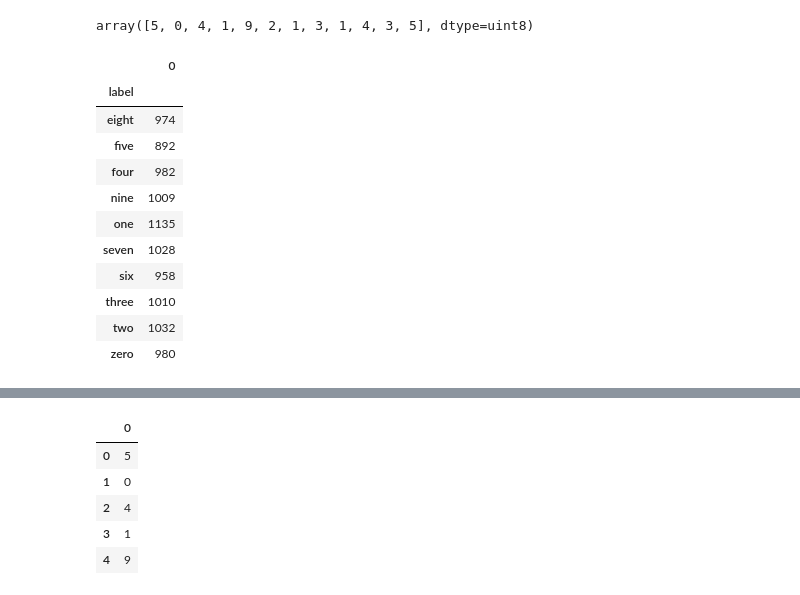
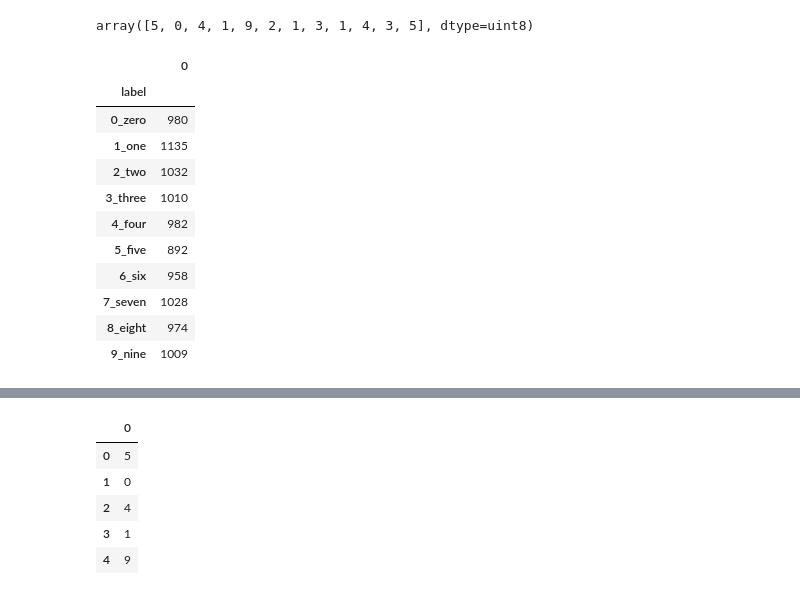
Before and after one commit to kb3k/odsc-followup-experiments, a Jupyter notebook: apr23-deeplearning-pytorch-tf-jonkrohn/shallow_net_in_tensorflow.ipynb, the cells around one changed output, grey strips where cells are left out. Drawn from its saved outputs; the diff is of its cells as text; code cells hidden in the pictures.

```diff
--- a/apr23-deeplearning-pytorch-tf-jonkrohn/shallow_net_in_tensorflow.ipynb
+++ b/apr23-deeplearning-pytorch-tf-jonkrohn/shallow_net_in_tensorflow.ipynb
@@ -17,25 +19,25 @@ from matplotlib import pyplot as plt
 # %%
 def transform_nbr_to_words(element):
   if element == 0:
-    return "zero"
+    return "0_zero"
   elif element == 1:
-    return "one"
+    return "1_one"
   elif element == 2:
-    return "two"
+    return "2_two"
   elif element == 3:
-    return "three"
+    return "3_three"
   elif element == 4:
-    return "four"
+    return "4_four"
   elif element == 5:
-    return "five"
+    return "5_five"
   elif element == 6:
-    return "six"
+    return "6_six"
   elif element == 7:
-    return "seven"
+    return "7_seven"
   elif element == 8:
-    return "eight"
+    return "8_eight"
   elif element == 9:
-    return "nine"
+    return "9_nine"
   else:
     return "other"
 # %% [markdown]
@@ -67,17 +64,17 @@ import pandas as pd
 df2 = pd.DataFrame(y_valid)
 df2['label'] = df2[0].apply(transform_nbr_to_words)
 # %%
-df2.groupby(by='label').count()
+df2.groupby(by='label').count().sort_values("label")
 # %% [output]
 |  | 0 |
 | label |  |
-| eight | 974 |
-| five | 892 |
-| four | 982 |
-| nine | 1009 |
-| one | 1135 |
-| seven | 1028 |
-| six | 958 |
-| three | 1010 |
-| two | 1032 |
-| zero | 980 |
+| 0_zero | 980 |
+| 1_one | 1135 |
+| 2_two | 1032 |
+| 3_three | 1010 |
+| 4_four | 982 |
+| 5_five | 892 |
+| 6_six | 958 |
+| 7_seven | 1028 |
+| 8_eight | 974 |
+| 9_nine | 1009 |
```
Also changed, not shown: parts of 12 cells of this notebook.
